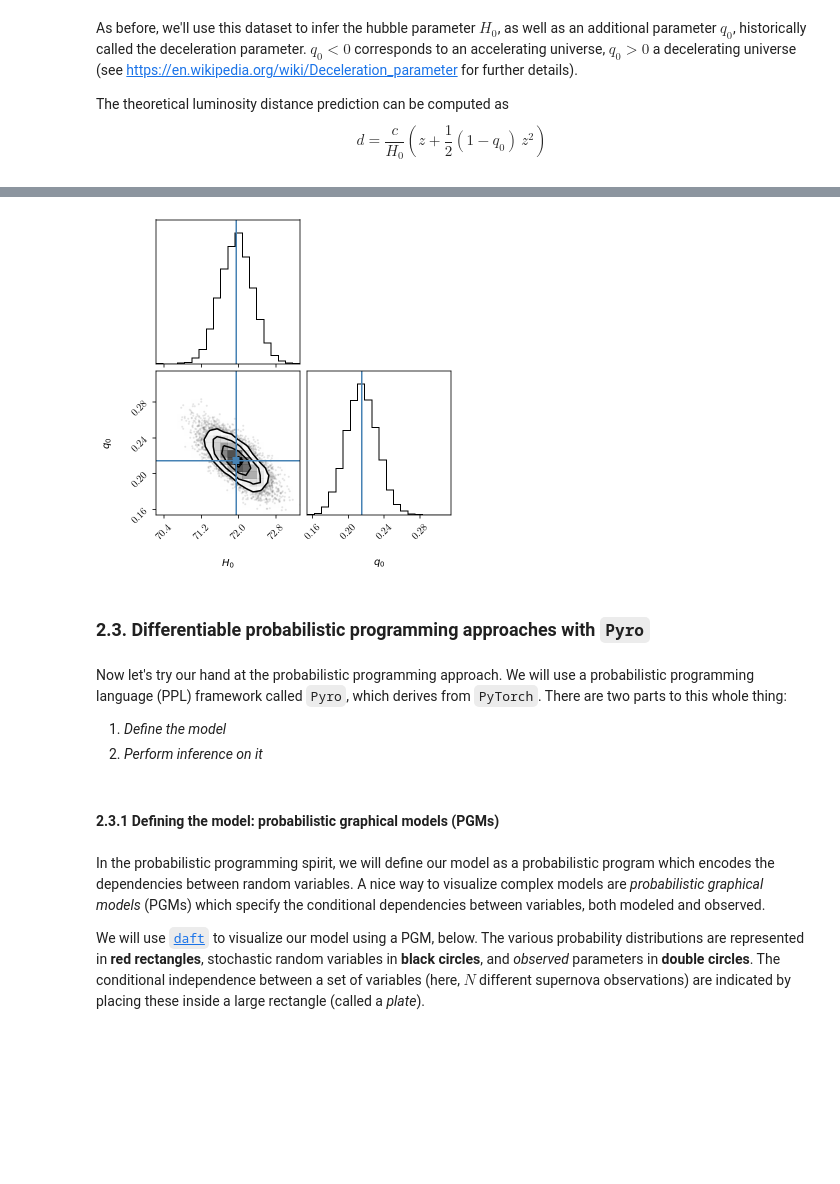
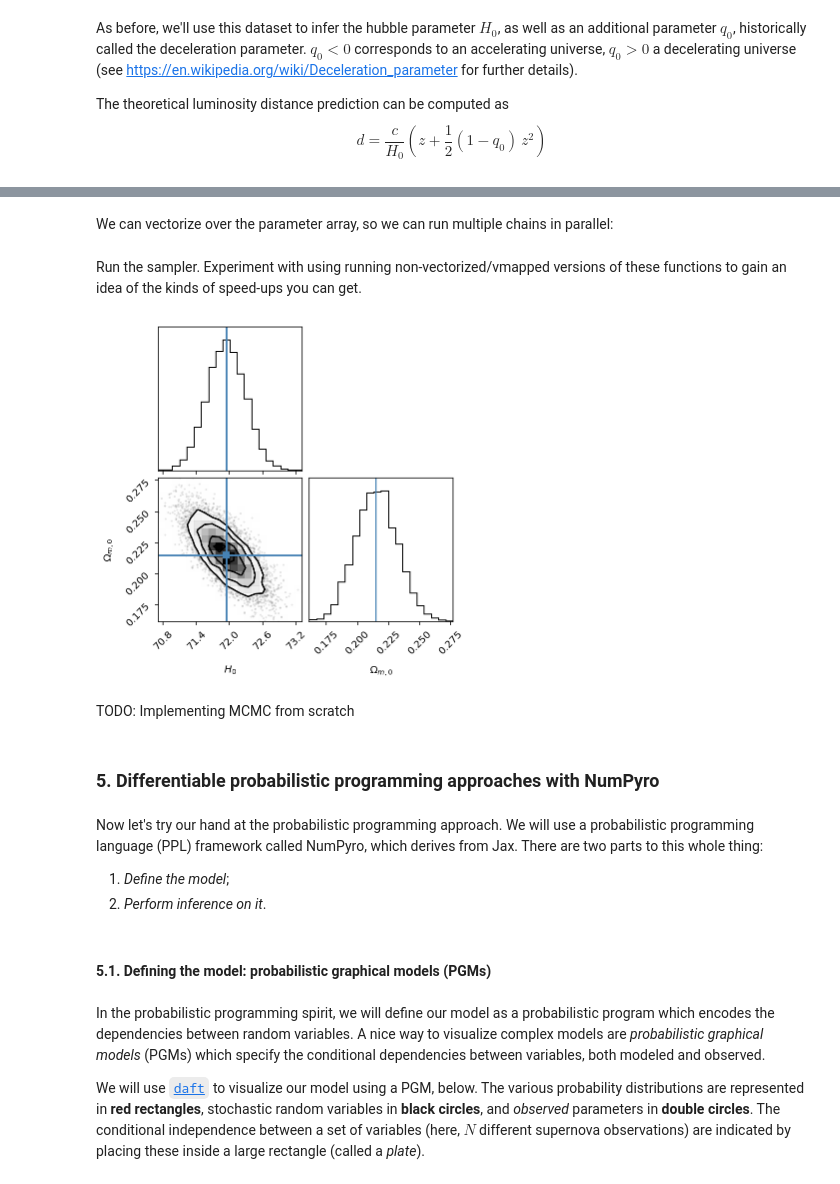
Before and after one commit to smsharma/deep-prob-prog-tutorials, a Jupyter notebook: 01_mcmc_and_vi.ipynb, the cells around one changed output, grey strips where cells are left out. Saved outputs shown, nothing was run; the diff lists cells and outputs as text; code cells hidden in the pictures; blank space fills up the shorter version.

```diff
--- a/01_mcmc_and_vi.ipynb
+++ b/01_mcmc_and_vi.ipynb
@@ -218,30 +271,47 @@ Next, we'll do traditional MCMC with `emcee`, which should again be familiar. He
 # %%
 import emcee
 import corner
-# %%
-def log_prob(theta, x, y, y_err):
-
-    H0, q0 = theta
-
-    # Prior contribution
-
-    lp = 0
-    if not 10. < H0 < 100. and not 0. < q0 < 1.:
-        lp = -np.inf
-
-    return lp + log_likelihood(theta, x, y, y_err)
+# %%
+def log_prob(theta, x, y, y_err):
+    """ Log-probability to sample from
+    """
+
+    H0, OmM0 = theta
+
+    # A hacky way to specify the prior contribution, because Jax
+    lp = 0.
+
+    lp += jnp.where(H0 < 100., 0., -np.inf)
+    lp += jnp.where(10 < H0, 0., -np.inf)
+
+    lp += jnp.where(OmM0 < 1., 0., -np.inf)
+    lp += jnp.where(0 < OmM0, 0., -np.inf)
+
+    # Log-prior plus log-likelihood
+    return lp + log_likelihood_vmap(theta, x, y, y_err)
+# %% [markdown]
+We can vectorize over the parameter array, so we can run multiple chains in parallel:
+# %%
+log_prob_vmap = jit(vmap(log_prob, (0,None,None,None)))
+# %% [markdown]
+Run the sampler. Experiment with using running non-vectorized/vmapped versions of these functions to gain an idea of the kinds of speed-ups you can get.
 # %%
-sampler = emcee.EnsembleSampler(nwalkers=32, ndim=2, log_prob_fn=log_prob, args=(zs, mm, dm))
-pos = soln.x + 1e-4 * np.random.randn(32, 2)
-sampler.run_mcmc(pos, 5000, progress=True);
+n_walkers = 32
+
+sampler = emcee.EnsembleSampler(nwalkers=n_walkers, ndim=2, log_prob_fn=log_prob_vmap, args=(zs, mm, dm), vectorize=True)
+pos = soln.x + 1e-4 * np.random.randn(n_walkers, 2)
+
+sampler.run_mcmc(initial_state=pos, nsteps=5000, progress=True);
 # %%
 samples_emcee = sampler.get_chain(discard=1000, thin=15, flat=True)
 # %%
-corner.corner(samples_emcee, truths=soln.x, labels=[r"$H_0$", r"$q_0$"]);
+corner.corner(samples_emcee, truths=soln.x, labels=[r"$H_0$", r"$\Omega_{m,0}$"]);
 # %% [output]
-[figure, old version]
+[figure, new version]
+# %% [markdown]
+TODO: Implementing MCMC from scratch
 # %% [markdown]
-### 2.3. Differentiable probabilistic programming approaches with `Pyro`
+### 5. Differentiable probabilistic programming approaches with NumPyro
 # %%
 import numpyro
 from numpyro.infer import MCMC, NUTS
@@ -250,11 +320,11 @@ import numpyro.distributions as dist
 
 from tqdm.notebook import tqdm
 # %% [markdown]
-Now let's try our hand at the probabilistic programming approach. We will use a probabilistic programming language (PPL) framework called `Pyro`, which derives from `PyTorch`. There are two parts to this whole thing:
-1. _Define the model_
-2. _Perform inference on it_
+Now let's try our hand at the probabilistic programming approach. We will use a probabilistic programming language (PPL) framework called NumPyro, which derives from Jax. There are two parts to this whole thing:
+1. _Define the model_;
+2. _Perform inference on it_.
 # %% [markdown]
-#### 2.3.1 Defining the model: probabilistic graphical models (PGMs)
+#### 5.1. Defining the model: probabilistic graphical models (PGMs)
 # %% [markdown]
 In the probabilistic programming spirit, we will define our model as a probabilistic program which encodes the dependencies between random variables. A nice way to visualize complex models are _probabilistic graphical models_ (PGMs) which specify the conditional dependencies between variables, both modeled and observed.
 
```
Also changed, not shown: parts of 61 cells of this notebook.
